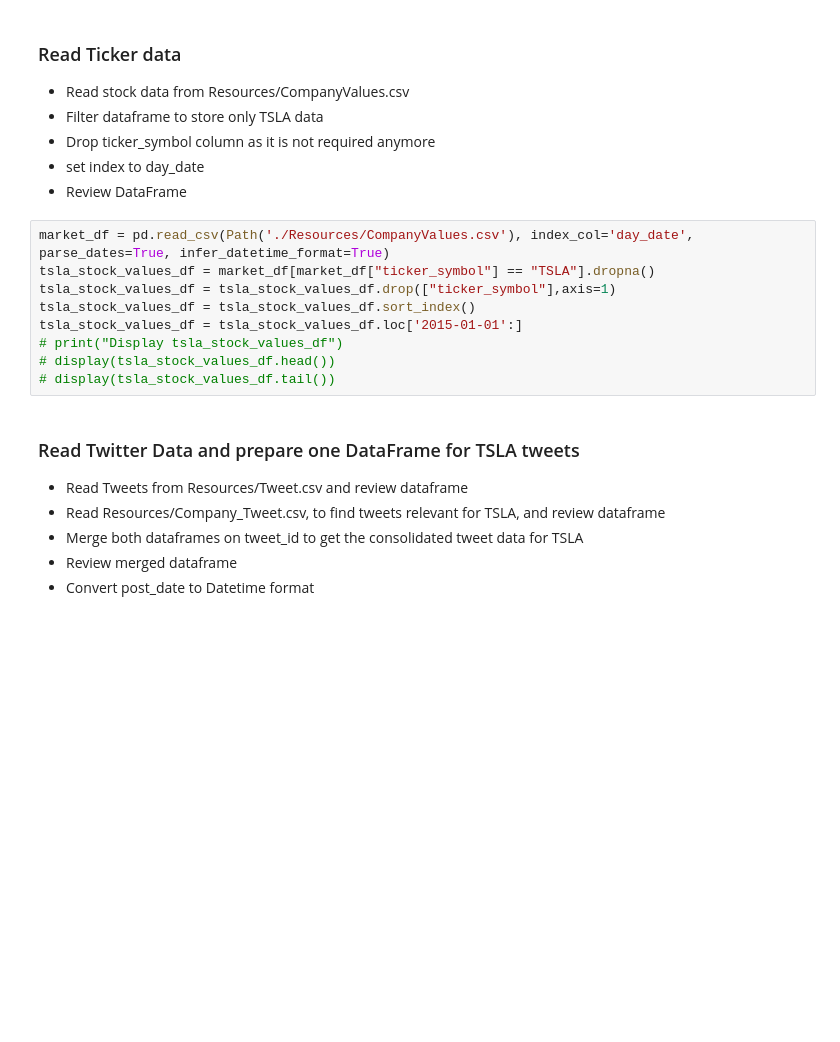
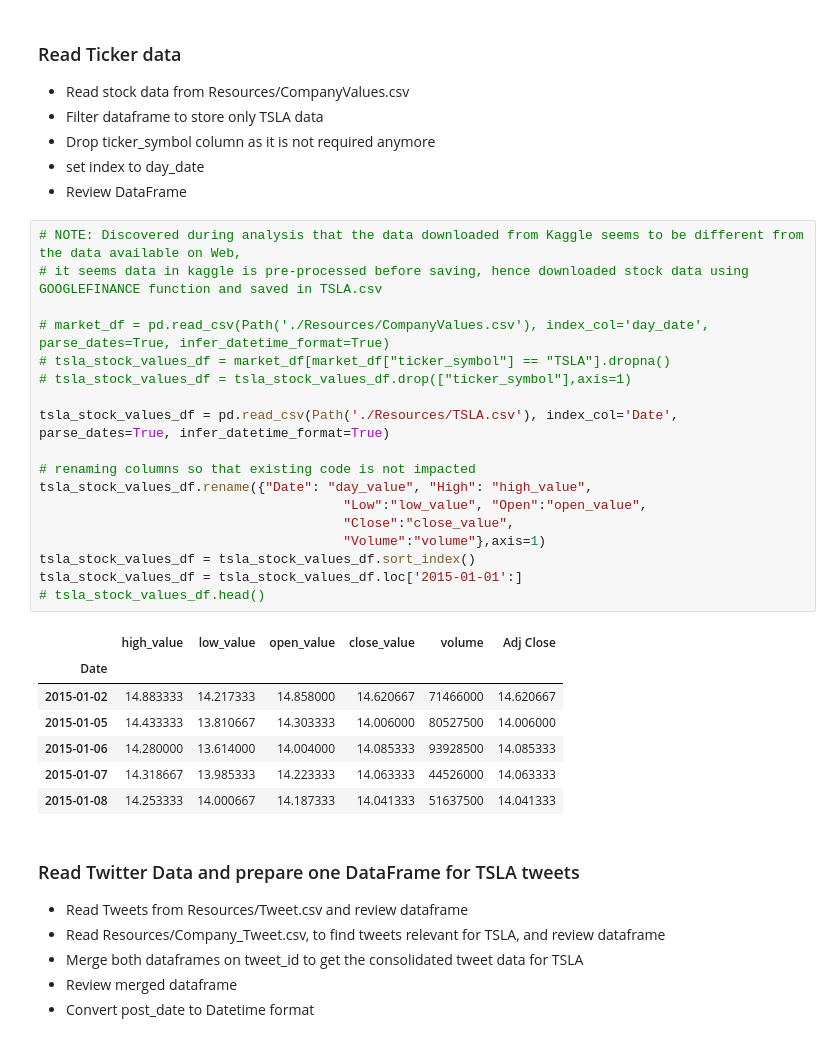
Before and after one commit to prastogi20/stockpredictor, a Jupyter notebook: PrepareData.ipynb, the cells around one changed output. Cells and saved outputs as stored; diff of their text form; blank space fills up the shorter version.

```diff
--- a/PrepareData.ipynb
+++ b/PrepareData.ipynb
@@ -24,14 +24,31 @@ import pandas_ta as ta
 * set index to day_date
 * Review DataFrame
 # %%
-market_df = pd.read_csv(Path('./Resources/CompanyValues.csv'), index_col='day_date', parse_dates=True, infer_datetime_format=True)
-tsla_stock_values_df = market_df[market_df["ticker_symbol"] == "TSLA"].dropna()
-tsla_stock_values_df = tsla_stock_values_df.drop(["ticker_symbol"],axis=1)
+# NOTE: Discovered during analysis that the data downloaded from Kaggle seems to be different from the data available on Web,
+# it seems data in kaggle is pre-processed before saving, hence downloaded stock data using GOOGLEFINANCE function and saved in TSLA.csv
+
+# market_df = pd.read_csv(Path('./Resources/CompanyValues.csv'), index_col='day_date', parse_dates=True, infer_datetime_format=True)
+# tsla_stock_values_df = market_df[market_df["ticker_symbol"] == "TSLA"].dropna()
+# tsla_stock_values_df = tsla_stock_values_df.drop(["ticker_symbol"],axis=1)
+
+tsla_stock_values_df = pd.read_csv(Path('./Resources/TSLA.csv'), index_col='Date', parse_dates=True, infer_datetime_format=True)
+
+# renaming columns so that existing code is not impacted
+tsla_stock_values_df.rename({"Date": "day_value", "High": "high_value",
+                                       "Low":"low_value", "Open":"open_value",
+                                       "Close":"close_value",
+                                       "Volume":"volume"},axis=1)
 tsla_stock_values_df = tsla_stock_values_df.sort_index()
 tsla_stock_values_df = tsla_stock_values_df.loc['2015-01-01':]
-# print("Display tsla_stock_values_df")
-# display(tsla_stock_values_df.head())
-# display(tsla_stock_values_df.tail())
+# tsla_stock_values_df.head()
+# %% [output]
+|  | high_value | low_value | open_value | close_value | volume | Adj Close |
+| Date |  |  |  |  |  |  |
+| 2015-01-02 | 14.883333 | 14.217333 | 14.858000 | 14.620667 | 71466000 | 14.620667 |
+| 2015-01-05 | 14.433333 | 13.810667 | 14.303333 | 14.006000 | 80527500 | 14.006000 |
+| 2015-01-06 | 14.280000 | 13.614000 | 14.004000 | 14.085333 | 93928500 | 14.085333 |
+| 2015-01-07 | 14.318667 | 13.985333 | 14.223333 | 14.063333 | 44526000 | 14.063333 |
+| 2015-01-08 | 14.253333 | 14.000667 | 14.187333 | 14.041333 | 51637500 | 14.041333 |
 # %% [markdown]
 ### Read Twitter Data and prepare one DataFrame for TSLA tweets
 * Read Tweets from Resources/Tweet.csv and review dataframe
```
Also changed, not shown: parts of 6 cells of this notebook, 6 other files.
